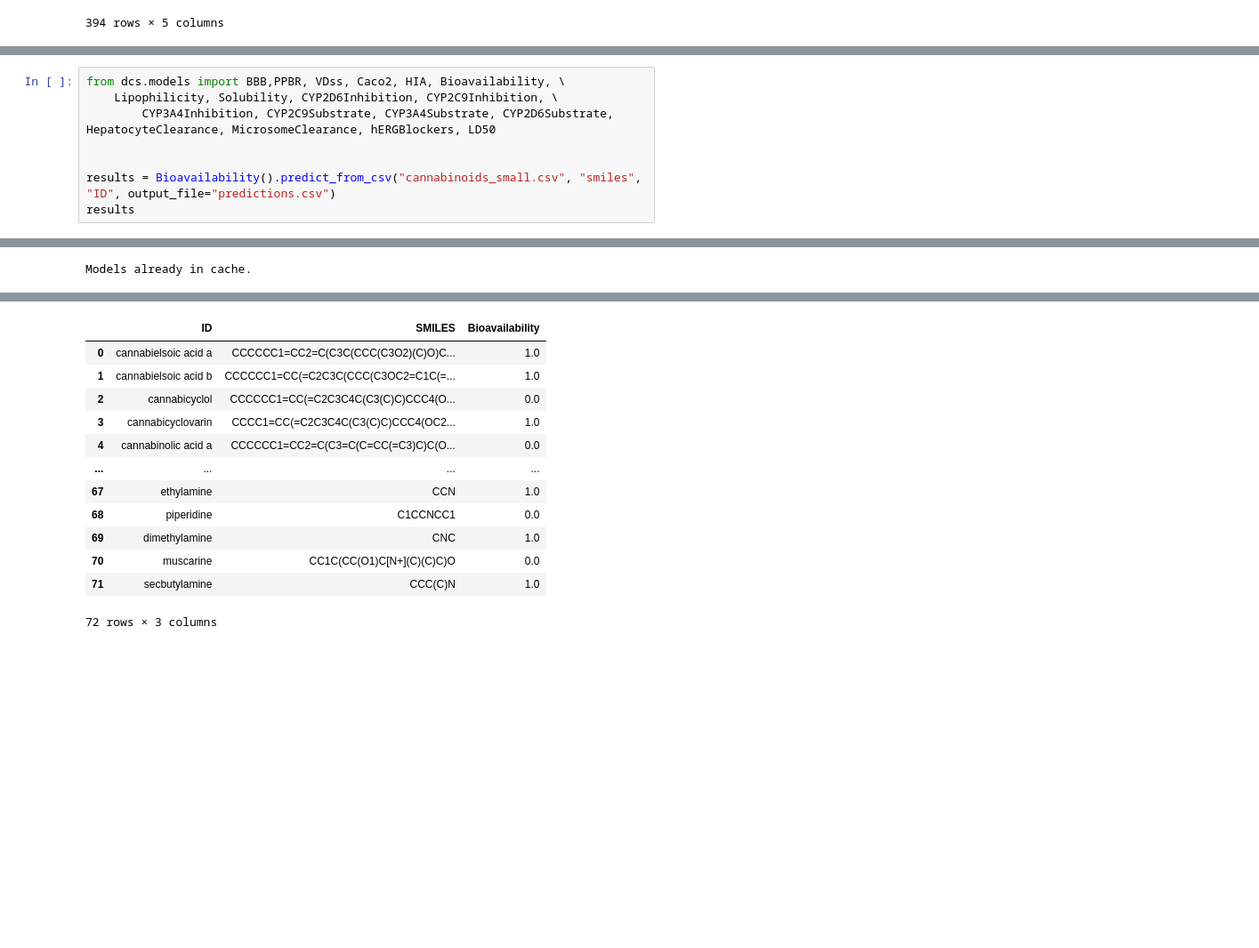
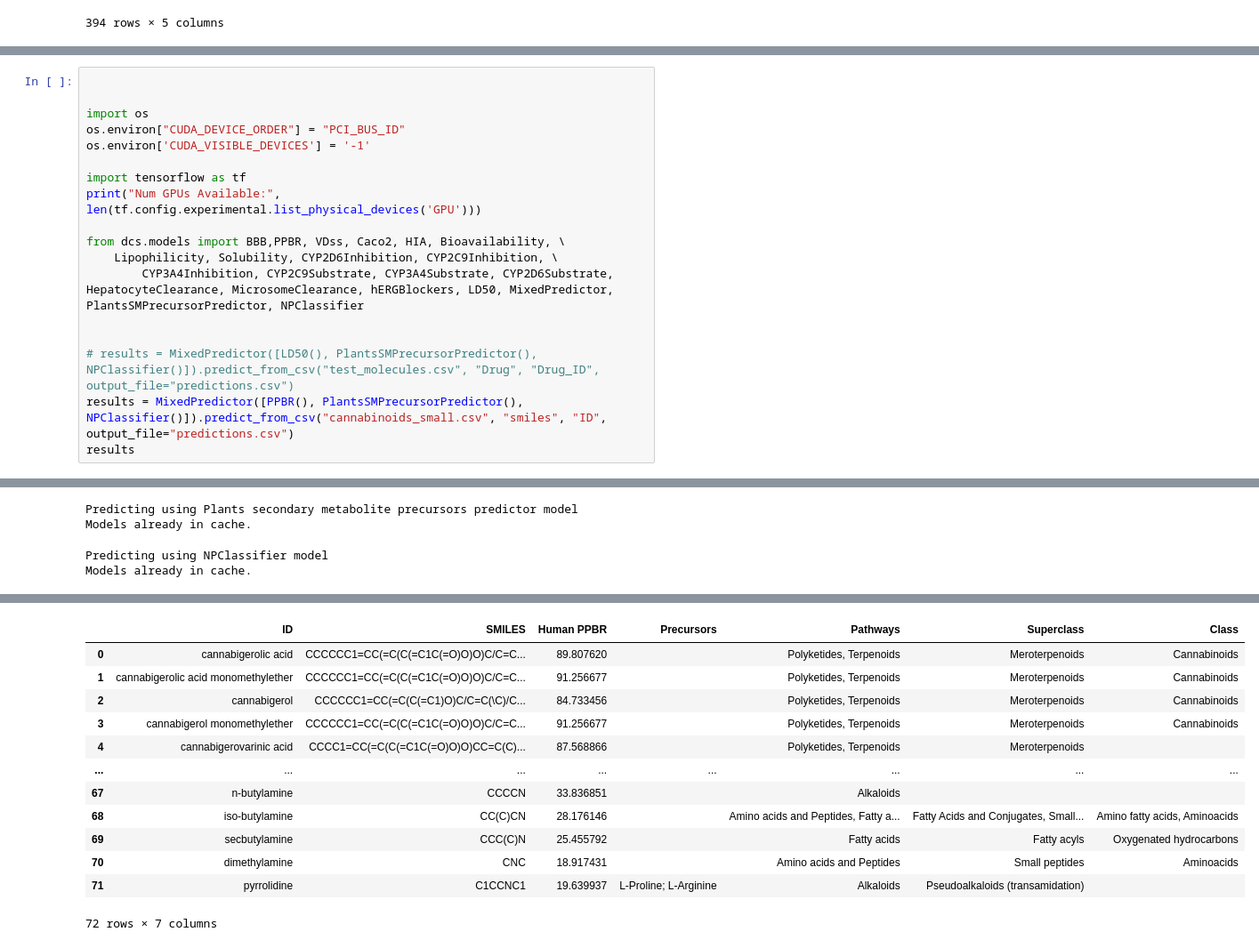
Before and after one commit to BioSystemsUM/deepmol_case_studies, a Jupyter notebook: scripts/test_predictions.ipynb, the cells around one changed output, grey strips where cells are left out. Shown: that part at 89% size. Drawn from its saved outputs; the diff is of its cells as text; blank space fills up the shorter version.

Commit message:
[ADD] mixed types of models

```diff
--- a/scripts/test_predictions.ipynb
+++ b/scripts/test_predictions.ipynb
@@ -90,9 +119,19 @@ Plants secondary metabolite precursors predictor Overview
 # %%
+
+
+import os
+os.environ["CUDA_DEVICE_ORDER"] = "PCI_BUS_ID"
+os.environ['CUDA_VISIBLE_DEVICES'] = '-1'
+
+import tensorflow as tf
+print("Num GPUs Available:", len(tf.config.experimental.list_physical_devices('GPU')))
+
 from dcs.models import BBB,PPBR, VDss, Caco2, HIA, Bioavailability, \
     Lipophilicity, Solubility, CYP2D6Inhibition, CYP2C9Inhibition, \
-        CYP3A4Inhibition, CYP2C9Substrate, CYP3A4Substrate, CYP2D6Substrate, HepatocyteClearance, MicrosomeClearance, hERGBlockers, LD50
+        CYP3A4Inhibition, CYP2C9Substrate, CYP3A4Substrate, CYP2D6Substrate, HepatocyteClearance, MicrosomeClearance, hERGBlockers, LD50, MixedPredictor, PlantsSMPrecursorPredictor, NPClassifier
 
 
-results = Bioavailability().predict_from_csv("cannabinoids_small.csv", "smiles", "ID", output_file="predictions.csv")
+# results = MixedPredictor([LD50(), PlantsSMPrecursorPredictor(), NPClassifier()]).predict_from_csv("test_molecules.csv", "Drug", "Drug_ID", output_file="predictions.csv")
+results = MixedPredictor([PPBR(), PlantsSMPrecursorPredictor(), NPClassifier()]).predict_from_csv("cannabinoids_small.csv", "smiles", "ID", output_file="predictions.csv")
 results
 # %% [output]
@@ -106 +141,4 @@ Skipped loading some Jax models, missing a dependency. No module named 'jax'
+Predicting using Plants secondary metabolite precursors predictor model
 Models already in cache.
+Predicting using NPClassifier model
+Models already in cache.
@@ -107,16 +151,16 @@ Models already in cache.
-|  | ID | SMILES | Bioavailability |
-| 0 | cannabielsoic acid a | CCCCCC1=CC2=C(C3C(CCC(C3O2)(C)O)C... | 1.0 |
-| 1 | cannabielsoic acid b | CCCCCC1=CC(=C2C3C(CCC(C3OC2=C1C(=... | 1.0 |
-| 2 | cannabicyclol | CCCCCC1=CC(=C2C3C4C(C3(C)C)CCC4(O... | 0.0 |
-| 3 | cannabicyclovarin | CCCC1=CC(=C2C3C4C(C3(C)C)CCC4(OC2... | 1.0 |
-| 4 | cannabinolic acid a | CCCCCC1=CC2=C(C3=C(C=CC(=C3)C)C(O... | 0.0 |
-| ... | ... | ... | ... |
-| 67 | ethylamine | CCN | 1.0 |
-| 68 | piperidine | C1CCNCC1 | 0.0 |
-| 69 | dimethylamine | CNC | 1.0 |
-| 70 | muscarine | CC1C(CC(O1)C[N+](C)(C)C)O | 0.0 |
-| 71 | secbutylamine | CCC(C)N | 1.0 |
+|  | ID | SMILES | Human PPBR | Precursors | Pathways | Superclass | Class |
+| 0 | cannabigerolic acid | CCCCCC1=CC(=C(C(=C1C(=O)O)O)C/C=C... | 89.807620 |  | Polyketides, Terpenoids | Meroterpenoids | Cannabinoids |
+| 1 | cannabigerolic acid monomethylether | CCCCCC1=CC(=C(C(=C1C(=O)O)O)C/C=C... | 91.256677 |  | Polyketides, Terpenoids | Meroterpenoids | Cannabinoids |
+| 2 | cannabigerol | CCCCCC1=CC(=C(C(=C1)O)C/C=C(\C)/C... | 84.733456 |  | Polyketides, Terpenoids | Meroterpenoids | Cannabinoids |
+| 3 | cannabigerol monomethylether | CCCCCC1=CC(=C(C(=C1C(=O)O)O)C/C=C... | 91.256677 |  | Polyketides, Terpenoids | Meroterpenoids | Cannabinoids |
+| 4 | cannabigerovarinic acid | CCCC1=CC(=C(C(=C1C(=O)O)O)CC=C(C)... | 87.568866 |  | Polyketides, Terpenoids | Meroterpenoids |  |
+| ... | ... | ... | ... | ... | ... | ... | ... |
+| 67 | n-butylamine | CCCCN | 33.836851 |  | Alkaloids |  |  |
+| 68 | iso-butylamine | CC(C)CN | 28.176146 |  | Amino acids and Peptides, Fatty a... | Fatty Acids and Conjugates, Small... | Amino fatty acids, Aminoacids |
+| 69 | secbutylamine | CCC(C)N | 25.455792 |  | Fatty acids | Fatty acyls | Oxygenated hydrocarbons |
+| 70 | dimethylamine | CNC | 18.917431 |  | Amino acids and Peptides | Small peptides | Aminoacids |
+| 71 | pyrrolidine | C1CCNC1 | 19.639937 | L-Proline; L-Arginine | Alkaloids | Pseudoalkaloids (transamidation) |  |
-72 rows × 3 columns
+72 rows × 7 columns
 # %%
 results = results.dropna()
 results
```
Also changed, not shown: parts of 10 cells of this notebook, 7 other files.
